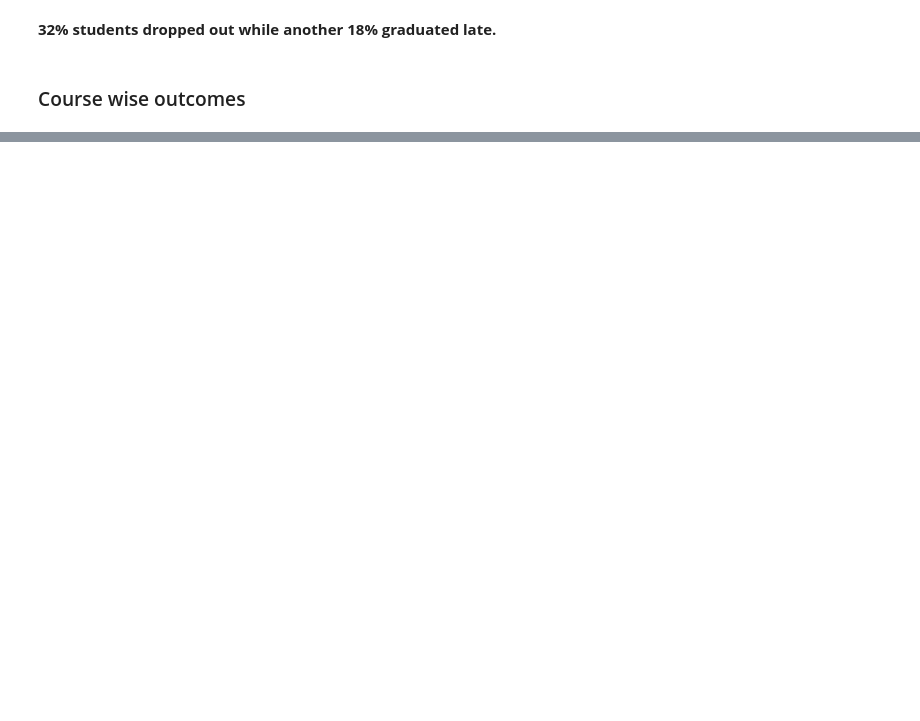
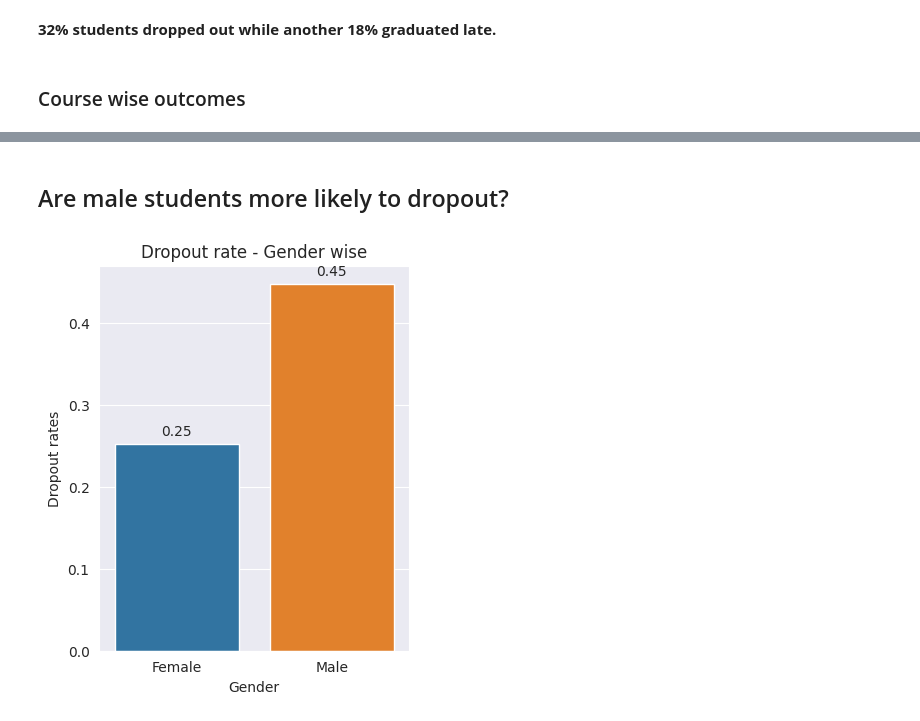
Before and after one commit to esviswajith95/enrollment_status, a Jupyter notebook: notebooks/02-esv-EDA_deep_dive.ipynb, the cells around one changed output, grey strips where cells are left out. Saved outputs shown, nothing was run; the diff lists cells and outputs as text; code cells hidden in the pictures; blank space fills up the shorter version.

```diff
--- a/notebooks/02-esv-EDA_deep_dive.ipynb
+++ b/notebooks/02-esv-EDA_deep_dive.ipynb
@@ -97,0 +109,18 @@ len(fig.ax.patches)
+# %% [markdown]
+## Are male students more likely to dropout?
+# %%
+dropout_rates = pd.DataFrame()
+dropout_rates["Gender"] = ["Female", "Male"]
+dropout_rates["Dropout rates"] = train[train['Target'] == 'Dropout']['Gender'].value_counts()/ train["Gender"].value_counts()
+
+plt.figure(figsize=(4, 5))
+fig = sns.barplot(data=dropout_rates, x="Gender", y="Dropout rates")
+
+for i,p in enumerate(fig.patches):
+    xy = (p.get_x()+0.3, p.get_height()+0.01)
+    fig.annotate(f"{dropout_rates.iloc[i, 1]:.2f}", xy)
+
+plt.title("Dropout rate - Gender wise")
+plt.show()
+# %% [output]
+[figure, added]
```
Also changed, not shown: parts of 65 cells of this notebook.
